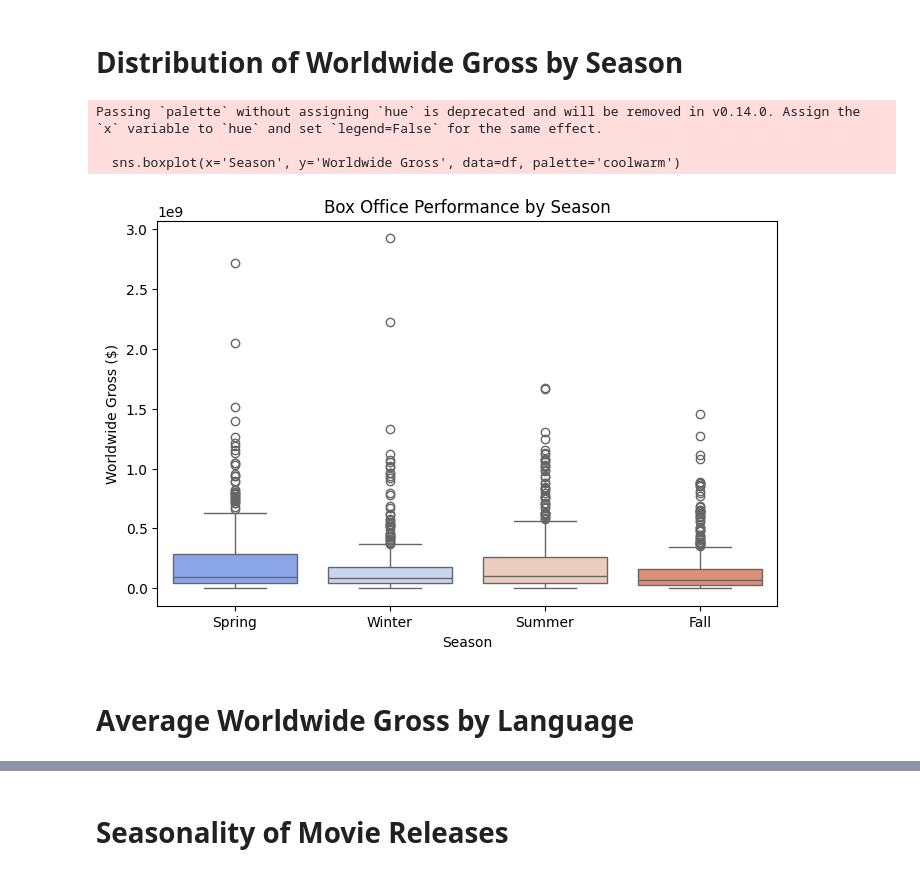
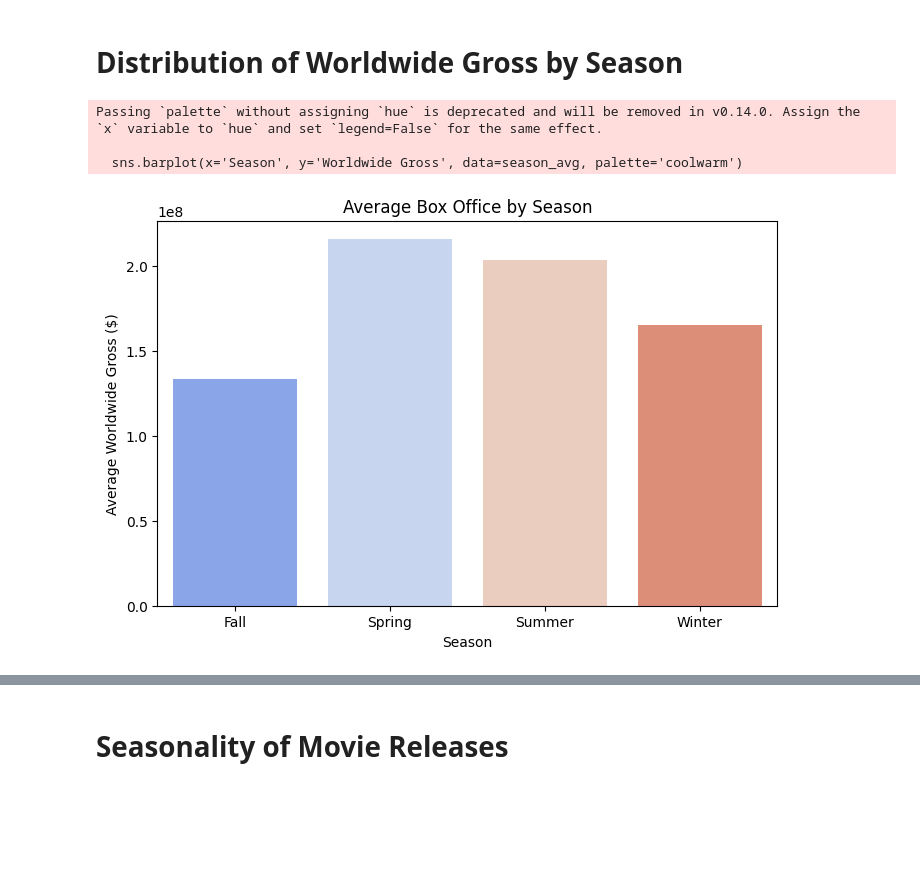
Before and after one commit to Toza-M/movie_data_analysis, a Jupyter notebook: Analysis.ipynb, the cells around one changed output, grey strips where cells are left out. Cells and saved outputs as stored; diff of their text form; code cells hidden in the pictures; blank space fills up the shorter version.

```diff
--- a/Analysis.ipynb
+++ b/Analysis.ipynb
@@ -7,7 +7,7 @@ import numpy as np
 # %%
 
 
-df = pd.read_csv("E:\semester 5\Data Analysis\movie_data_analysis\data\movies_project_final_dataset.csv")
+df = pd.read_csv("data\movies_project_final_dataset.csv")
 df.head()
 # %% [output]
 |  | Release Date | Title | Budget | Domestic Gross | Worldwide Gross | Year | Rating | Vote Count | ... |
@@ -92,15 +180,15 @@ print(top_grossing)
 # %% [markdown]
 # Distribution of Worldwide Gross by Season
 # %%
+season_avg = df.groupby('Season')['Worldwide Gross'].mean().reset_index()
+
 plt.figure(figsize=(8,5))
-sns.boxplot(x='Season', y='Worldwide Gross', data=df, palette='coolwarm')
-plt.ylabel("Worldwide Gross ($)")
-plt.title("Box Office Performance by Season")
+sns.barplot(x='Season', y='Worldwide Gross', data=season_avg, palette='coolwarm')
+plt.ylabel("Average Worldwide Gross ($)")
+plt.title("Average Box Office by Season")
 plt.show()
 # %% [output]
 Passing `palette` without assigning `hue` is deprecated and will be removed in v0.14.0. Assign the `x` variable to `hue` and set `legend=False` for the same effect.
 
-  sns.boxplot(x='Season', y='Worldwide Gross', data=df, palette='coolwarm')
+  sns.barplot(x='Season', y='Worldwide Gross', data=season_avg, palette='coolwarm')
-[figure, old version]
+[figure, new version]
-# %% [markdown]
-# Average Worldwide Gross by Language
```
Also changed, not shown: parts of 31 cells of this notebook, 7 other files.
